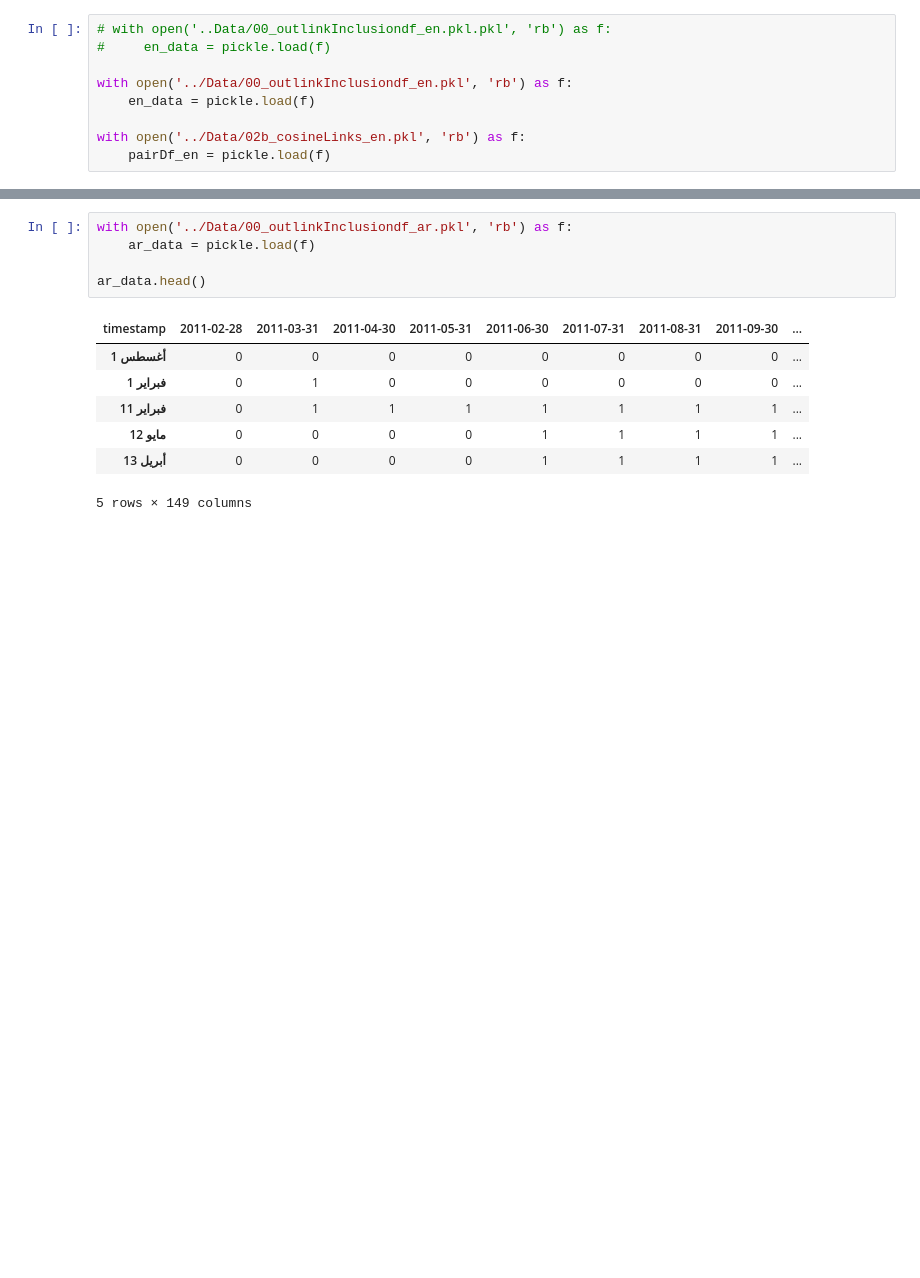
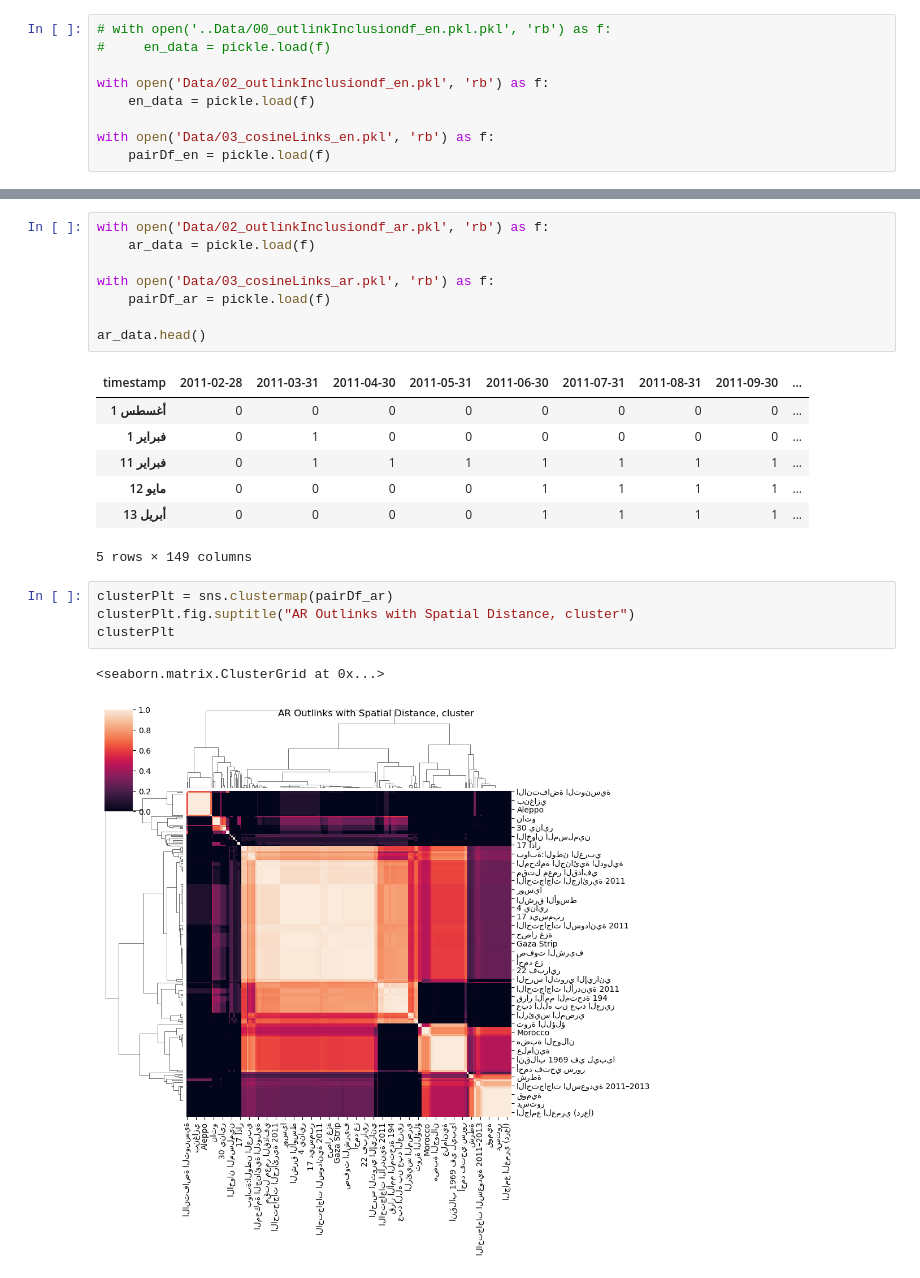
Before and after one commit to hlauriejones/WikiWorkshop24_Temporal-Clustering-of-Wikipedia-Outlinks-as-Collective-Memory-Processes, a Jupyter notebook: 04_temporalOutlinksHeatmap_clusterExtraction.ipynb, the cells around one changed output, grey strips where cells are left out. Drawn from its saved outputs; the diff is of its cells as text; blank space fills up the shorter version.

Commit message:
identified arabic clusters

```diff
--- a/04_temporalOutlinksHeatmap_clusterExtraction.ipynb
+++ b/04_temporalOutlinksHeatmap_clusterExtraction.ipynb
@@ -91,10 +91,10 @@ def get_cluster_classes(den, label='ivl'):
 # with open('..Data/00_outlinkInclusiondf_en.pkl.pkl', 'rb') as f:
 #     en_data = pickle.load(f)
 
-with open('../Data/00_outlinkInclusiondf_en.pkl', 'rb') as f:
+with open('Data/02_outlinkInclusiondf_en.pkl', 'rb') as f:
     en_data = pickle.load(f)
 
-with open('../Data/02b_cosineLinks_en.pkl', 'rb') as f:
+with open('Data/03_cosineLinks_en.pkl', 'rb') as f:
     pairDf_en = pickle.load(f)
 # %%
 pairDf_en.head()
@@ -155,9 +155,12 @@ cluster_classes
 # %% [markdown]
 ## 2 - Arabic
 # %%
-with open('../Data/00_outlinkInclusiondf_ar.pkl', 'rb') as f:
+with open('Data/02_outlinkInclusiondf_ar.pkl', 'rb') as f:
     ar_data = pickle.load(f)
 
+with open('Data/03_cosineLinks_ar.pkl', 'rb') as f:
+    pairDf_ar = pickle.load(f)
+
 ar_data.head()
 # %% [output]
 | timestamp | 2011-02-28 | 2011-03-31 | 2011-04-30 | 2011-05-31 | 2011-06-30 | 2011-07-31 | 2011-08-31 | 2011-09-30 | ... |
@@ -167,3 +170,10 @@ ar_data.head()
 | 12 مايو | 0 | 0 | 0 | 0 | 1 | 1 | 1 | 1 | ... |
 | 13 أبريل | 0 | 0 | 0 | 0 | 1 | 1 | 1 | 1 | ... |
 5 rows × 149 columns
+# %%
+clusterPlt = sns.clustermap(pairDf_ar)
+clusterPlt.fig.suptitle("AR Outlinks with Spatial Distance, cluster")
+clusterPlt
+# %% [output]
+<seaborn.matrix.ClusterGrid at 0x...>
+[figure, added]
```
Also changed, not shown: parts of 5 cells of this notebook.
